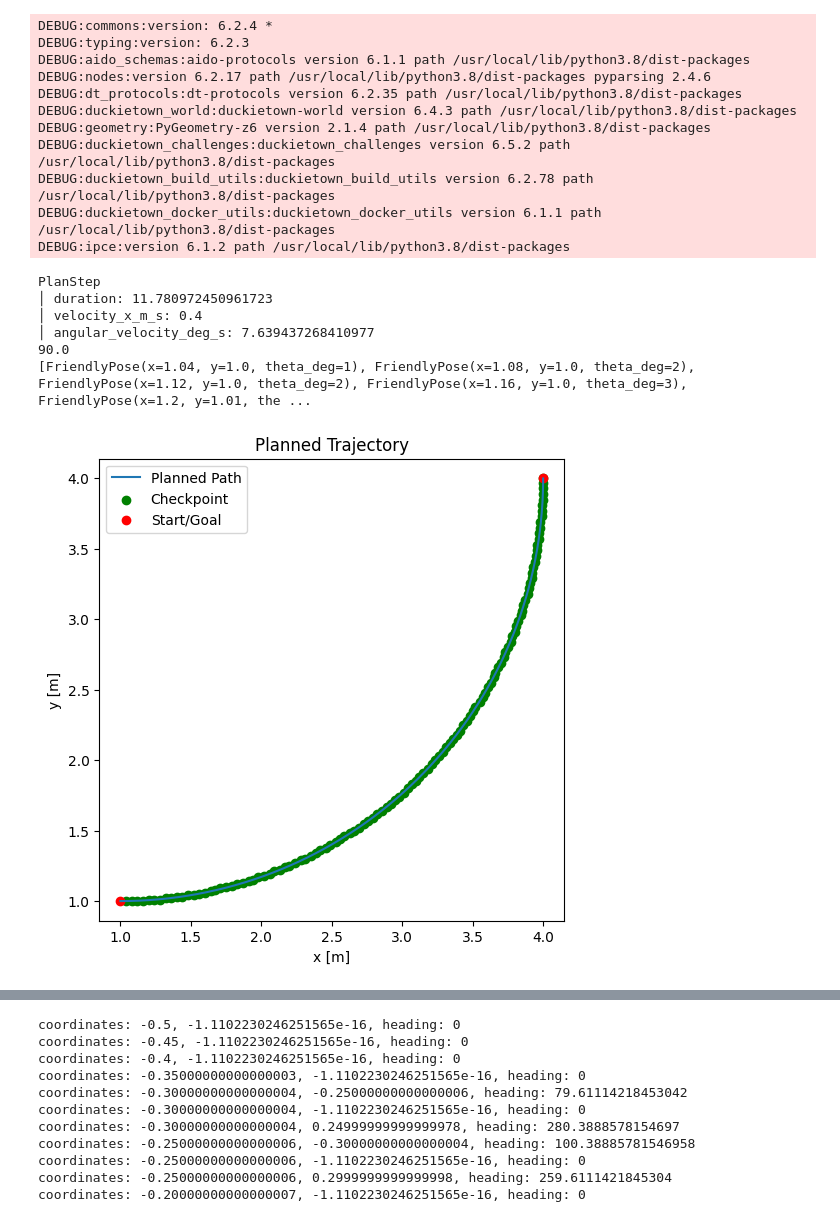
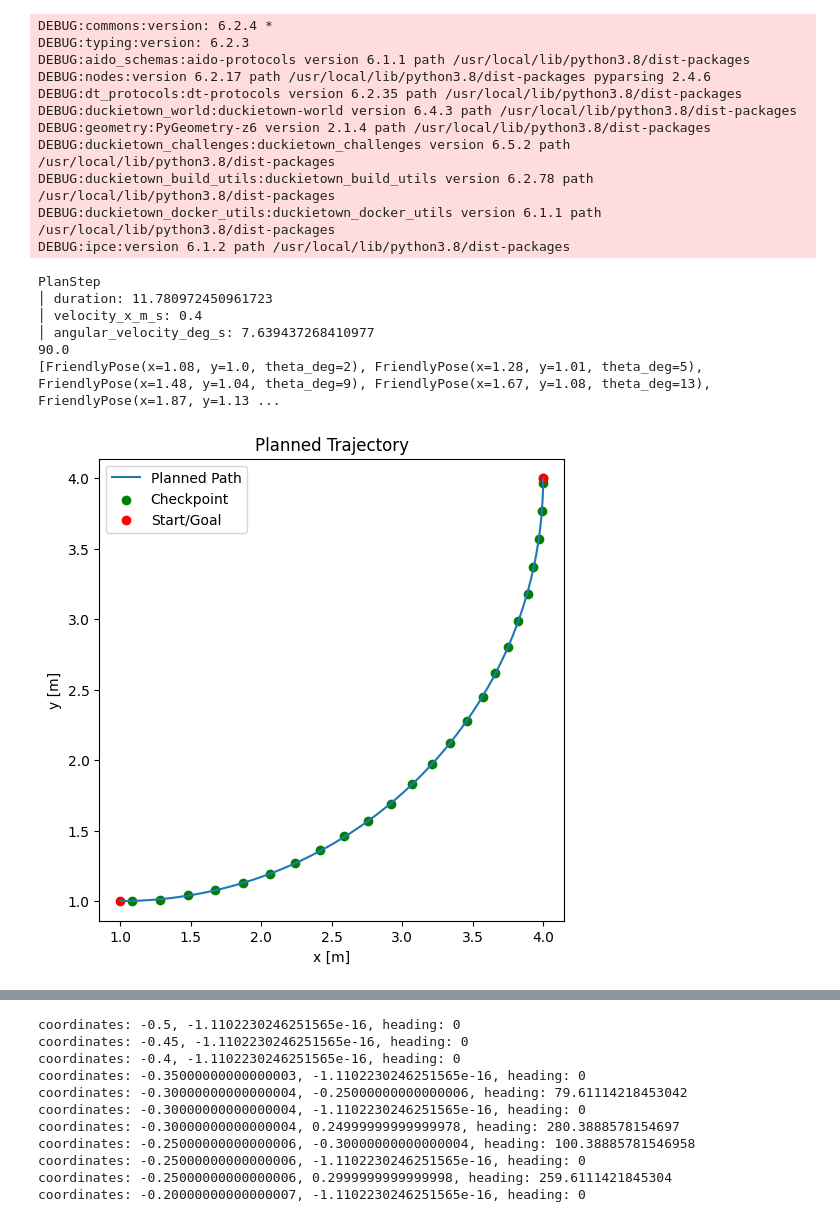
Before and after one commit to guillaumeboniface/duckietown-lx, a Jupyter notebook: planning/notebooks/02-Path-Planner/test_curvature.ipynb, the cells around one changed output, grey strips where cells are left out. Cells and saved outputs as stored; diff of their text form; code cells hidden in the pictures.

```diff
--- a/planning/notebooks/02-Path-Planner/test_curvature.ipynb
+++ b/planning/notebooks/02-Path-Planner/test_curvature.ipynb
@@ -60,7 +60,7 @@ def simulate_and_plot(ps, start, goal):
     print(new_heading)
 
     xs, ys, thetas = simulate_plan(start, [plan])
-    dest = plan_to_destination_dt(plan, pose_to_node(ps, start), 0.1)
+    dest = plan_to_destination_dt(plan, pose_to_node(start), 0.5, 0.2)
     dest = list(map(node_to_pose, dest))
     dest_x = [p.x for p in dest]
     dest_y = [p.y for p in dest]
@@ -68,35 +68,35 @@ def simulate_and_plot(ps, start, goal):
 
     plt.figure(figsize=(6,6))
     plt.plot(xs, ys, label="Planned Path")
     plt.scatter(dest_x, dest_y, c='green', label="Checkpoint")
     plt.scatter([start.x, goal.x], [start.y, goal.y], c='red', label="Start/Goal")
     plt.axis('equal')
     plt.xlabel("x [m]")
     plt.ylabel("y [m]")
     plt.title("Planned Trajectory")
     plt.legend()
     plt.show()
 
 simulate_and_plot(ps, start, goal)
 # %% [output]
 DEBUG:commons:version: 6.2.4 *
 DEBUG:typing:version: 6.2.3
 DEBUG:aido_schemas:aido-protocols version 6.1.1 path /usr/local/lib/python3.8/dist-packages
 DEBUG:nodes:version 6.2.17 path /usr/local/lib/python3.8/dist-packages pyparsing 2.4.6
 DEBUG:dt_protocols:dt-protocols version 6.2.35 path /usr/local/lib/python3.8/dist-packages
 DEBUG:duckietown_world:duckietown-world version 6.4.3 path /usr/local/lib/python3.8/dist-packages
 DEBUG:geometry:PyGeometry-z6 version 2.1.4 path /usr/local/lib/python3.8/dist-packages
 DEBUG:duckietown_challenges:duckietown_challenges version 6.5.2 path /usr/local/lib/python3.8/dist-packages
 DEBUG:duckietown_build_utils:duckietown_build_utils version 6.2.78 path /usr/local/lib/python3.8/dist-packages
 DEBUG:duckietown_docker_utils:duckietown_docker_utils version 6.1.1 path /usr/local/lib/python3.8/dist-packages
 DEBUG:ipce:version 6.1.2 path /usr/local/lib/python3.8/dist-packages
 PlanStep
 │ duration: 11.780972450961723
 │ velocity_x_m_s: 0.4
 │ angular_velocity_deg_s: 7.639437268410977
 90.0
-[FriendlyPose(x=1.04, y=1.0, theta_deg=1), FriendlyPose(x=1.08, y=1.0, theta_deg=2), FriendlyPose(x=1.12, y=1.0, theta_deg=2), FriendlyPose(x=1.16, y=1.0, theta_deg=3), FriendlyPose(x=1.2, y=1.01, the ...
+[FriendlyPose(x=1.08, y=1.0, theta_deg=2), FriendlyPose(x=1.28, y=1.01, theta_deg=5), FriendlyPose(x=1.48, y=1.04, theta_deg=9), FriendlyPose(x=1.67, y=1.08, theta_deg=13), FriendlyPose(x=1.87, y=1.13 ...
-[figure, old version]
+[figure, new version]
 # %%
 start = FriendlyPose(x=1.5, y=1.5, theta_deg=180)
 goal = FriendlyPose(x=1, y=1, theta_deg=45.0)
```
Also changed, not shown: parts of 12 cells of this notebook, 7 other files.
